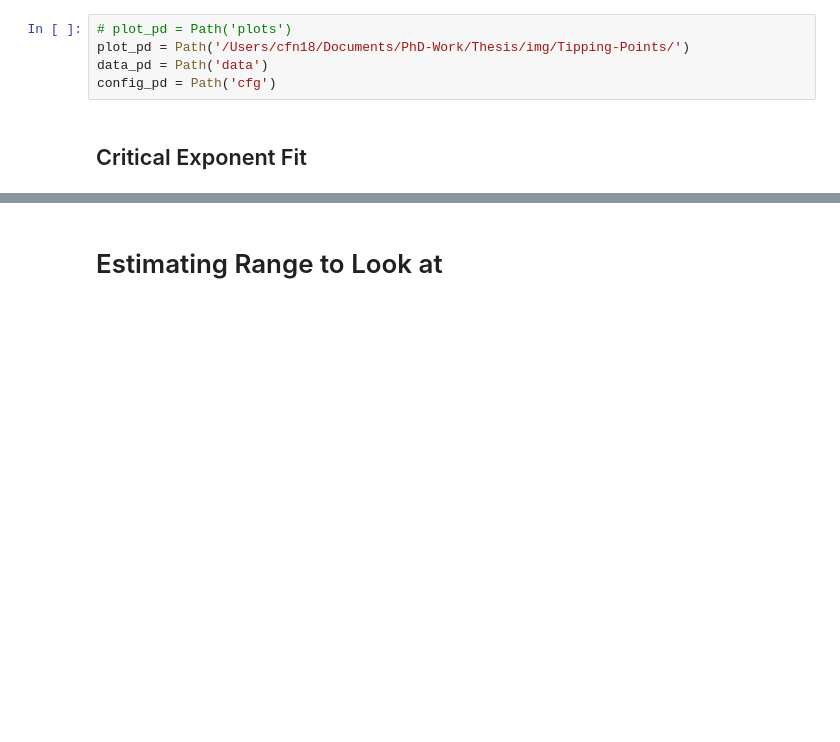
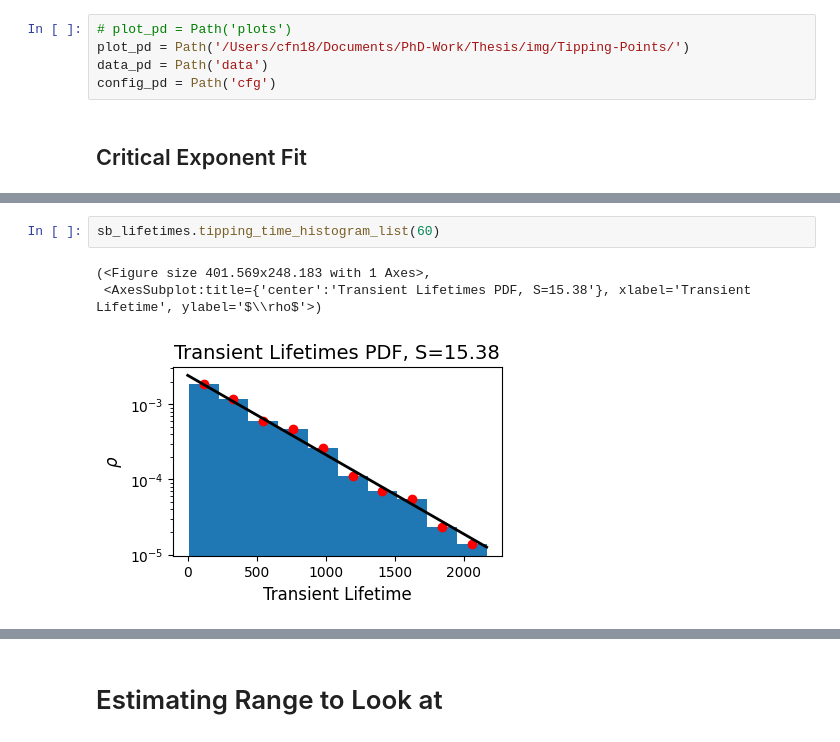
Before and after one commit to CalvinNesbitt/l96_ebm_boundary_crisis, a Jupyter notebook: notebooks/critical_exponent_fit.ipynb, the cells around one changed output, grey strips where cells are left out. Cells and saved outputs as stored; diff of their text form; blank space fills up the shorter version.

```diff
--- a/notebooks/critical_exponent_fit.ipynb
+++ b/notebooks/critical_exponent_fit.ipynb
@@ -59,3 +60,9 @@ sb_lifetimes.plot_scaling_lawfit()
+# %%
+sb_lifetimes.tipping_time_histogram_list(60)
+# %% [output]
+(<Figure size 401.569x248.183 with 1 Axes>,
+ <AxesSubplot:title={'center':'Transient Lifetimes PDF, S=15.38'}, xlabel='Transient Lifetime', ylabel='$\\rho$'>)
+[figure, added]
 # %%
 w_lifetimes.plot_mean_tipping_time()
 w_lifetimes.plot_number_of_samples()
```
Also changed, not shown: parts of 10 cells of this notebook, 4 other files.
